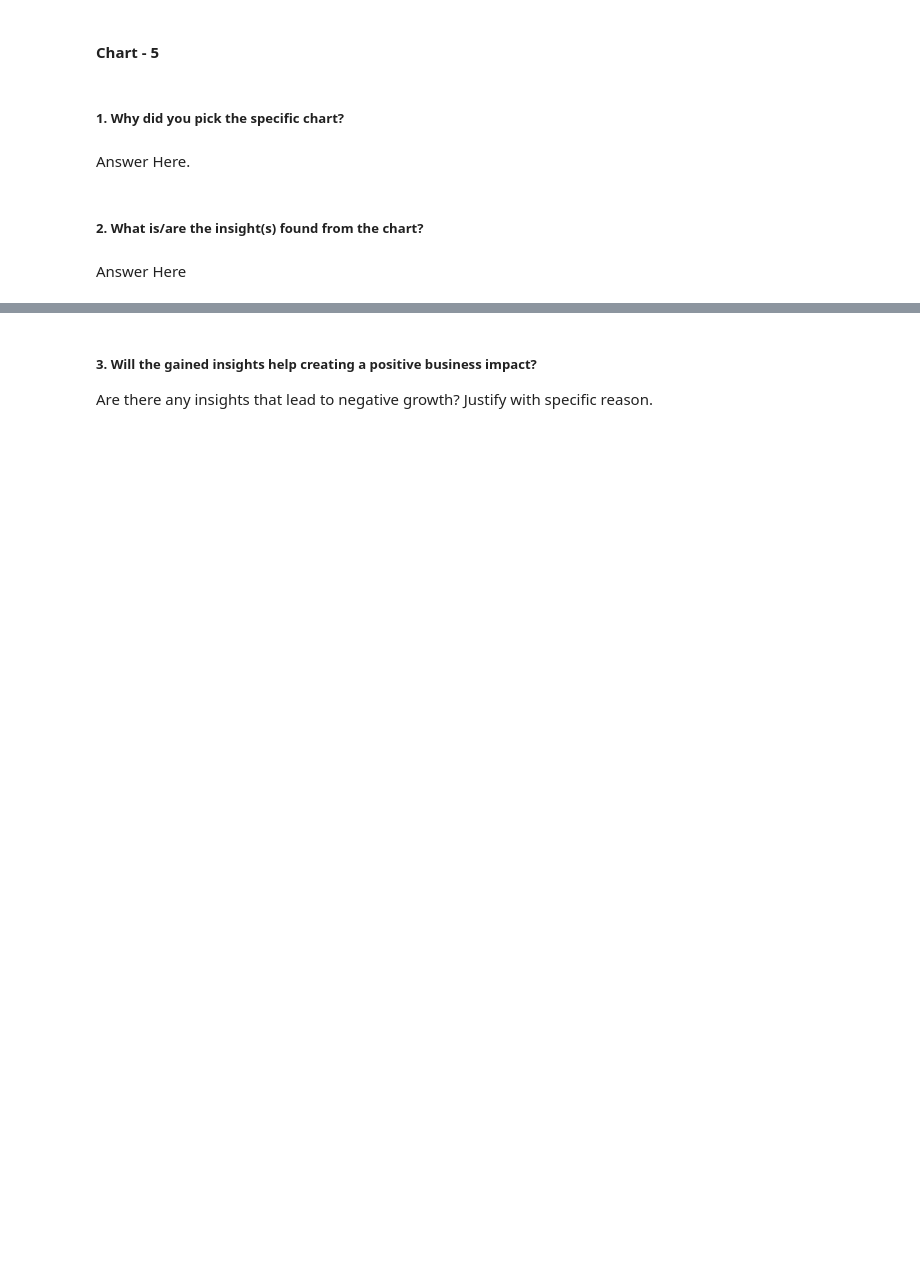
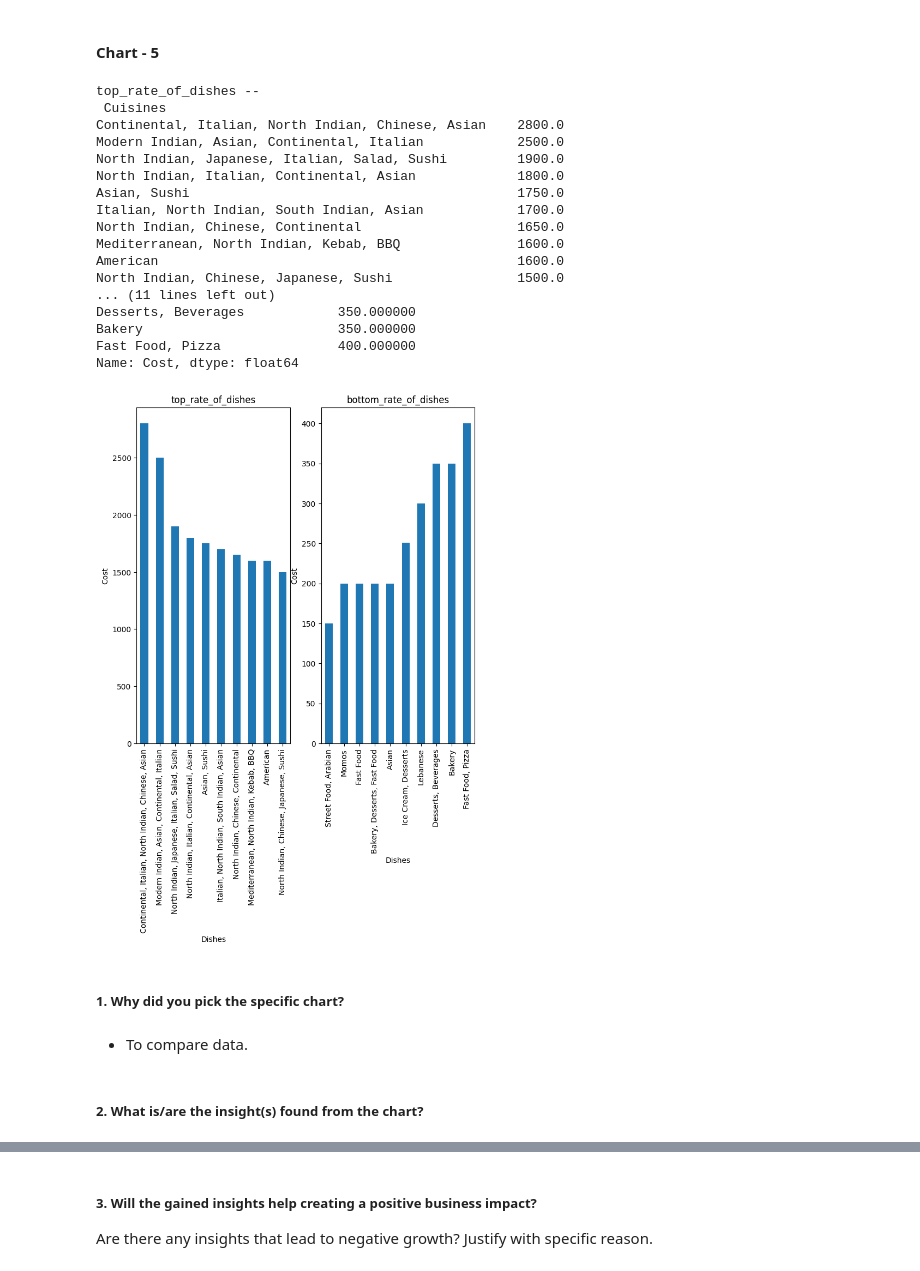
Before and after one commit to chetansgode/Zomato-Restaurant-Clustering-and-Sentiment-Analysis, a Jupyter notebook: Zomato_Restaurant_Clustering_and_Sentiment_Analysis_ML_Submission_Template.ipynb, the cells around one changed output, grey strips where cells are left out. Drawn from its saved outputs; the diff is of its cells as text; code cells hidden in the pictures; blank space fills up the shorter version.

Commit message:
done data featuring

```diff
--- a/Zomato_Restaurant_Clustering_and_Sentiment_Analysis_ML_Submission_Template.ipynb
+++ b/Zomato_Restaurant_Clustering_and_Sentiment_Analysis_ML_Submission_Template.ipynb
@@ -627,8 +648,48 @@ Are there any insights that lead to negative growth? Justify with specific reaso
+# %%
+# Chart - 5 visualization code (Top and lowest rate of dishes)
+# Tp find top_rate_of_dishes
+top_rate_of_dishes=df.groupby('Cuisines')['Cost'].mean().sort_values(ascending=False).head(10)
+# To find bottom_rate_of_dishes
+bottom_rate_of_dishes=df.groupby('Cuisines')['Cost'].mean().sort_values(ascending=True).head(10)
+print('top_rate_of_dishes --\n',top_rate_of_dishes)
+print('--'*20)
+print('bottom_rate_of_dishes --\n',bottom_rate_of_dishes)
+
+plt.figure(figsize=(8,8))
+plt.subplot(1,2,1)
+top_rate_of_dishes.plot(kind='bar')
+plt.title('top_rate_of_dishes')
+plt.xlabel('Dishes')
+plt.ylabel('Cost')
+
+plt.subplot(1,2,2)
+bottom_rate_of_dishes.plot(kind='bar')
+plt.title('bottom_rate_of_dishes')
+plt.xlabel('Dishes')
+plt.ylabel('Cost')
+plt.show()
+# %% [output]
+top_rate_of_dishes --
+ Cuisines
+Continental, Italian, North Indian, Chinese, Asian    2800.0
+Modern Indian, Asian, Continental, Italian            2500.0
+North Indian, Japanese, Italian, Salad, Sushi         1900.0
+North Indian, Italian, Continental, Asian             1800.0
+Asian, Sushi                                          1750.0
+Italian, North Indian, South Indian, Asian            1700.0
+North Indian, Chinese, Continental                    1650.0
+Mediterranean, North Indian, Kebab, BBQ               1600.0
+American                                              1600.0
+North Indian, Chinese, Japanese, Sushi                1500.0
+... (11 lines left out)
+Desserts, Beverages            350.000000
+Bakery                         350.000000
+Fast Food, Pizza               400.000000
+Name: Cost, dtype: float64
+[figure, added]
 # %% [markdown]
 ##### 1. Why did you pick the specific chart?
-# %% [markdown]
-Answer Here.
+# %% [markdown]
+* To compare data.
 # %% [markdown]
 ##### 2. What is/are the insight(s) found from the chart?
-# %% [markdown]
-Answer Here
```
Also changed, not shown: parts of 78 cells of this notebook.
